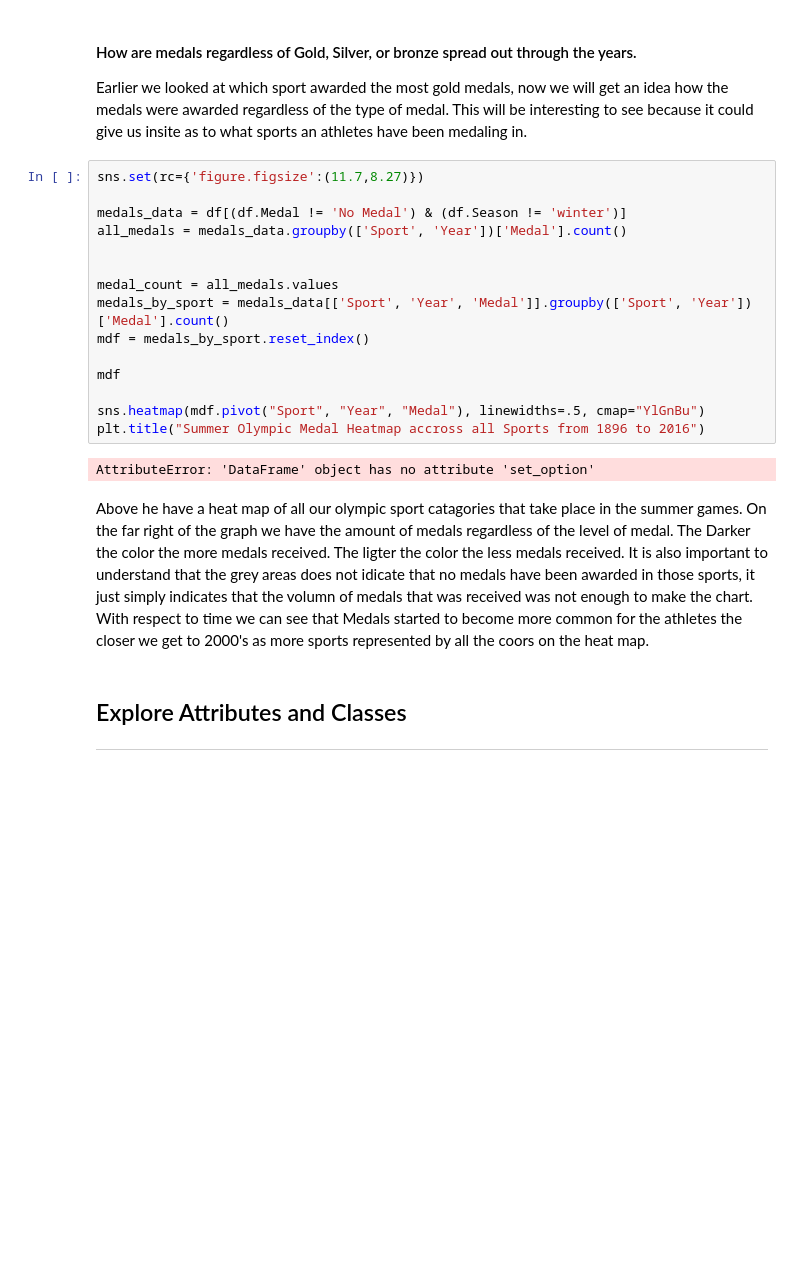
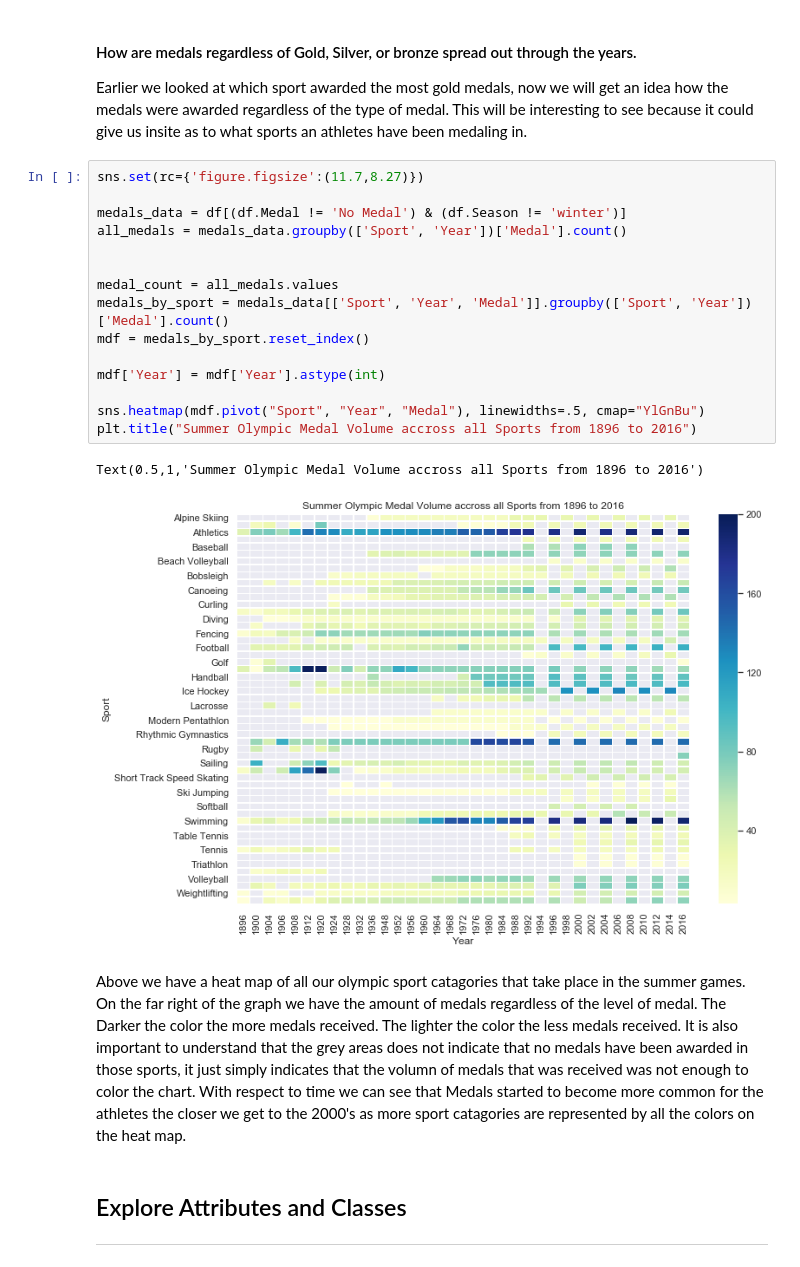
Before and after one commit to i4a/olympics, a Jupyter notebook: LabAssignmentOne.ipynb, the cells around one changed output. Saved outputs shown, nothing was run; the diff lists cells and outputs as text; blank space fills up the shorter version.

Commit message:
made minor changes to visuals

```diff
--- a/LabAssignmentOne.ipynb
+++ b/LabAssignmentOne.ipynb
@@ -239,22 +239,23 @@ Earlier we looked at which sport awarded the most gold medals, now we will get a
 # %%
 sns.set(rc={'figure.figsize':(11.7,8.27)})
 
 medals_data = df[(df.Medal != 'No Medal') & (df.Season != 'winter')]
 all_medals = medals_data.groupby(['Sport', 'Year'])['Medal'].count()
 
 
 medal_count = all_medals.values
 medals_by_sport = medals_data[['Sport', 'Year', 'Medal']].groupby(['Sport', 'Year'])['Medal'].count()
 mdf = medals_by_sport.reset_index()
 
-mdf
+mdf['Year'] = mdf['Year'].astype(int)
 
 sns.heatmap(mdf.pivot("Sport", "Year", "Medal"), linewidths=.5, cmap="YlGnBu")
-plt.title("Summer Olympic Medal Heatmap accross all Sports from 1896 to 2016")
+plt.title("Summer Olympic Medal Volume accross all Sports from 1896 to 2016")
 # %% [output]
-AttributeError: 'DataFrame' object has no attribute 'set_option'
+Text(0.5,1,'Summer Olympic Medal Volume accross all Sports from 1896 to 2016')
+[figure, added]
 # %% [markdown]
-Above he have a heat map of all our olympic sport catagories that take place in the summer games. On the far right of the graph we have the amount of medals regardless of the level of medal. The Darker the color the more medals received. The ligter the color the less medals received. It is also important to understand that the grey areas does not idicate that no medals have been awarded in those sports, it just simply indicates that the volumn of medals that was received was not enough to make the chart. With respect to time we can see that Medals started to become more common for the athletes the closer we get to 2000's as more sports represented by all the coors on the heat map.
+Above we have a heat map of all our olympic sport catagories that take place in the summer games. On the far right of the graph we have the amount of medals regardless of the level of medal. The Darker the color the more medals received. The lighter the color the less medals received. It is also important to understand that the grey areas does not indicate that no medals have been awarded in those sports, it just simply indicates that the volumn of medals that was received was not enough to color the chart. With respect to time we can see that Medals started to become more common for the athletes the closer we get to the 2000's as more sport catagories are represented by all the colors on the heat map.
 # %% [markdown]
 ## Explore Attributes and Classes
 
```
Also changed, not shown: parts of 6 cells of this notebook.
